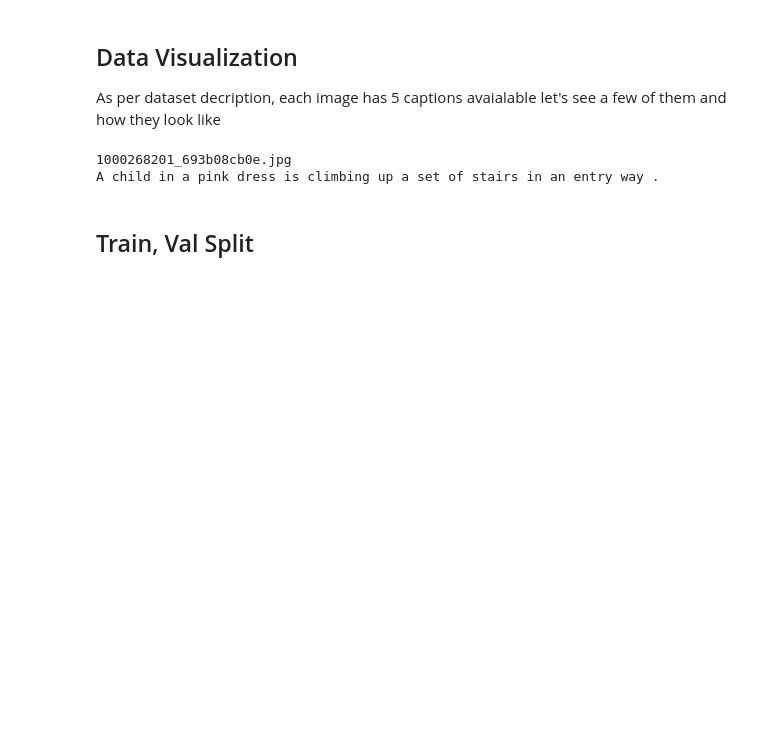
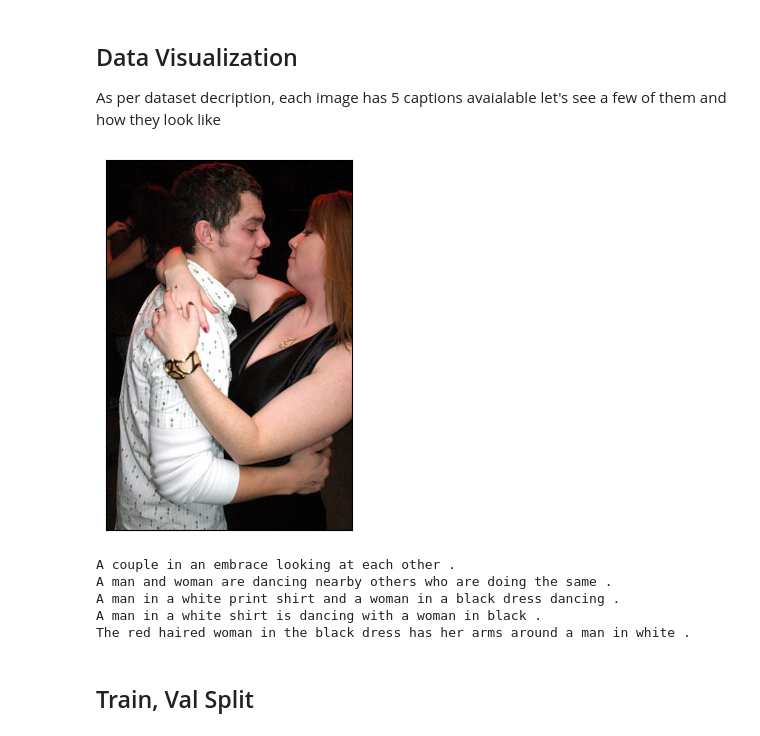
Before and after one commit to natek-1/Image-Captioning, a Jupyter notebook: research/show attend and tell.ipynb, the cells around one changed output. Saved outputs shown, nothing was run; the diff lists cells and outputs as text; code cells hidden in the pictures; blank space fills up the shorter version.

Commit message:
done with image vizualisation:

```diff
--- a/research/show attend and tell.ipynb
+++ b/research/show attend and tell.ipynb
@@ -34,15 +33,6 @@ ModuleNotFoundError: No module named 'matplotlib'
 ## Data Visualization
 
 As per dataset decription, each image has 5 captions avaialable let's see a few of them and how they look like
-# %%
-df = pd.read_csv("data/captions.txt")
-for _, info in df.iterrows():
-    print(info.image)
-    print(info.caption)
-    break
-# %% [output]
-1000268201_693b08cb0e.jpg
-A child in a pink dress is climbing up a set of stairs in an entry way .
 # %%
 def load_dataset_dict(caption_path):
     df = pd.read_csv(caption_path)
@@ -52,7 +42,22 @@ def load_dataset_dict(caption_path):
     return caption_dict
 # %%
 image_id, captions = random.choice(list(load_dataset_dict("data/captions.txt").items()))
-data_dir = "data/"
+data_dir = "data/images"
+full_image_path = os.path.join(data_dir, image_id)
+image = Image.open(full_image_path)
+plt.xticks([])
+plt.yticks([])
+plt.imshow(image)
+plt.show()
+for caption in captions:
+    print(caption)
+# %% [output]
+[figure, added]
+A couple in an embrace looking at each other .
+A man and woman are dancing nearby others who are doing the same .
+A man in a white print shirt and a woman in a black dress dancing .
+A man in a white shirt is dancing with a woman in black .
+The red haired woman in the black dress has her arms around a man in white .
 # %% [markdown]
 ## Train, Val Split
 # %%
```
Also changed, not shown: parts of 1 cell of this notebook.
